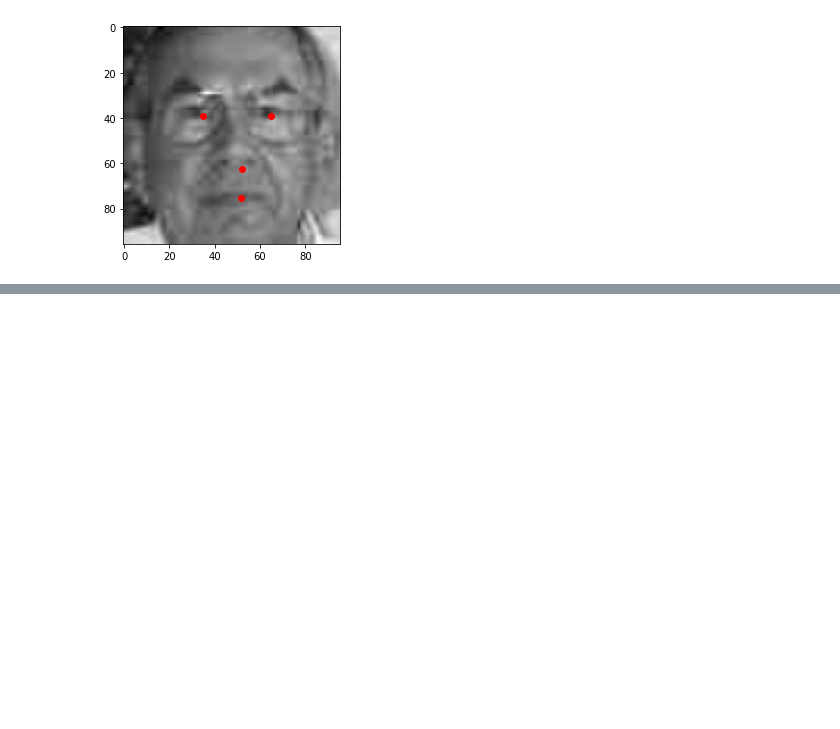
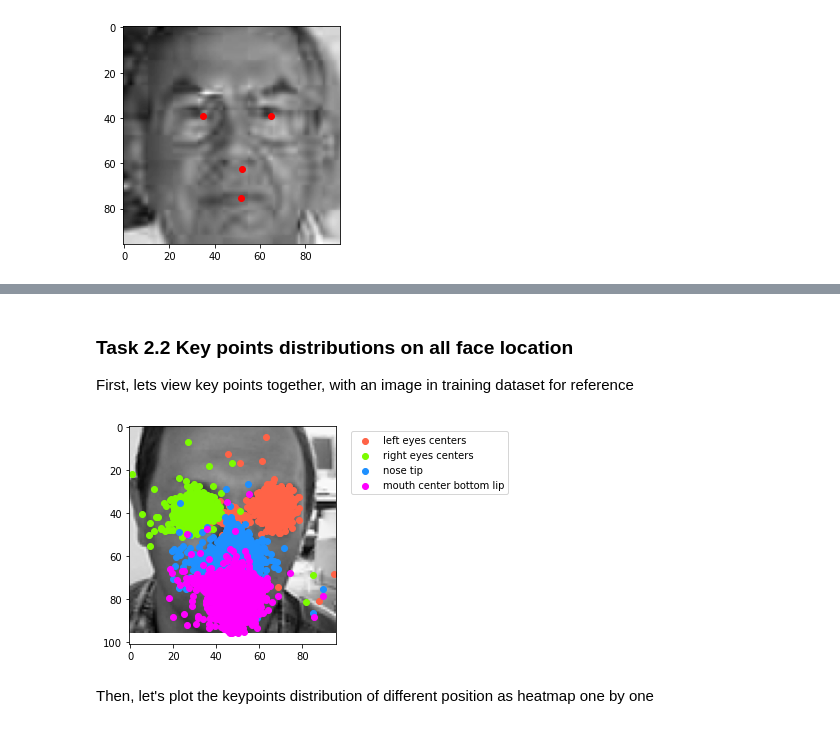
Before and after one commit to iClaude1998/KeyPoints-Detection, a Jupyter notebook: code/KeyPoint_Detect.ipynb, the cells around one changed output, grey strips where cells are left out. Drawn from its saved outputs; the diff is of its cells as text; code cells hidden in the pictures; blank space fills up the shorter version.

Commit message:
update the notebook file, in which finish more Task 2 jobs

```diff
--- a/code/KeyPoint_Detect.ipynb
+++ b/code/KeyPoint_Detect.ipynb
@@ -65,0 +106,19 @@ view_sample(train_imgs, labels, 50)
+# %% [markdown]
+<h3>Task 2.2 Key points distributions on all face location</h3>
+
+First, lets view key points together, with an image in training dataset for reference
+# %%
+# Display a background image for reference
+plt.imshow(np.uint8(train_imgs[:, :, 66]), cmap='gray')
+# Let's view all keypoints, notices that, we ignore the samples with any missing value:
+Nonull_labels = labels.dropna()
+colors = ['tomato', 'lawngreen', 'dodgerblue', 'magenta']
+for i in range(Nonull_labels.shape[1] // 2):
+    plt.scatter(Nonull_labels.iloc[:, 2*i], Nonull_labels.iloc[:, 2*i+1], c=colors[i])
+plt.legend(['left eyes centers', 'right eyes centers', 'nose tip', 'mouth center bottom lip'],
+          loc=2, bbox_to_anchor=(1.05,1.0))
+plt.show()
+# %% [output]
+[figure, added]
+# %% [markdown]
+<p>Then, let's plot the keypoints distribution of different position as heatmap one by one</p>
```
Also changed, not shown: parts of 11 cells of this notebook.
